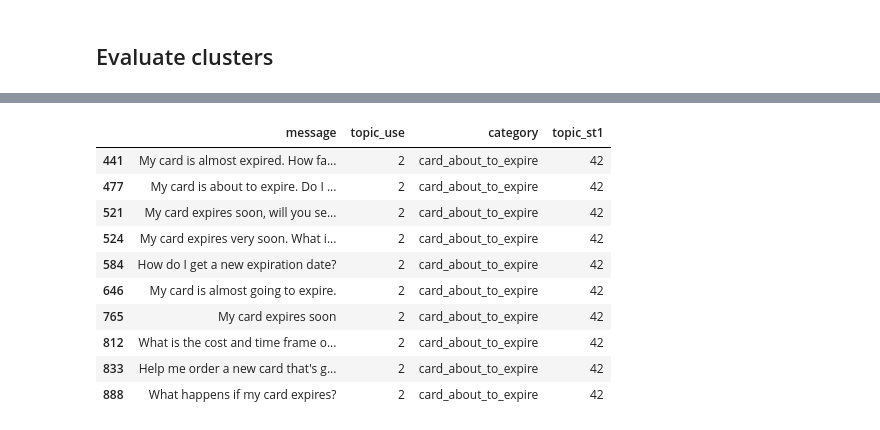
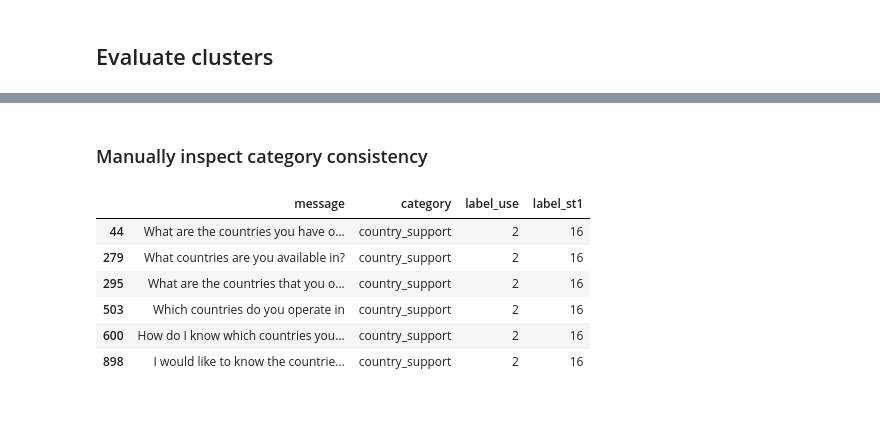
Before and after one commit to dborrelli/chat-intents, a Jupyter notebook: notebooks/05-use.ipynb, the cells around one changed output, grey strips where cells are left out. Cells and saved outputs as stored; diff of their text form; code cells hidden in the pictures.

```diff
--- a/notebooks/05-use.ipynb
+++ b/notebooks/05-use.ipynb
@@ -445,3 +445,15 @@ st1_best, _ = bayesian_search(st1_embeddings, max_evals=50)
 best:
 {'min_cluster_size': 3, 'n_components': 11, 'n_neighbors': 6}
 label count: 98.0
+# %%
+use_clusters = generate_clusters(use_embeddings,
+                                 n_neighbors = use_best['n_neighbors'],
+                                 n_components = use_best['n_components'],
+                                 min_cluster_size = use_best['min_cluster_size'],
+                                 random_state=42)
+# %%
+st1_clusters = generate_clusters(st1_embeddings,
+                                 n_neighbors = st1_best['n_neighbors'],
+                                 n_components = st1_best['n_components'],
+                                 min_cluster_size = st1_best['min_cluster_size'],
+                                 random_state=42)
@@ -491,0 +481,11 @@ results_df.head(10)
+# %%
+results_df = pd.DataFrame(all_intents, columns=['message'])
+results_df['category'] = data_sample.category
+
+cluster_dict = {'label_use': use_clusters,
+                'label_st1': st1_clusters}
+
+for key, value in cluster_dict.items():
+    results_df[key] = value.labels_
+
+results_df.head()
@@ -492,14 +527,12 @@ results_df.head(10)
+# %% [markdown]
+### Manually inspect category consistency
 # %%
-results_df[results_df['topic_use']==2]
+results_df[results_df['label_use']==2]
 # %% [output]
-|  | message | topic_use | category | topic_st1 |
-| 441 | My card is almost expired. How fa... | 2 | card_about_to_expire | 42 |
-| 477 | My card is about to expire. Do I ... | 2 | card_about_to_expire | 42 |
-| 521 | My card expires soon, will you se... | 2 | card_about_to_expire | 42 |
-| 524 | My card expires very soon. What i... | 2 | card_about_to_expire | 42 |
-| 584 | How do I get a new expiration date? | 2 | card_about_to_expire | 42 |
-| 646 | My card is almost going to expire. | 2 | card_about_to_expire | 42 |
-| 765 | My card expires soon | 2 | card_about_to_expire | 42 |
-| 812 | What is the cost and time frame o... | 2 | card_about_to_expire | 42 |
-| 833 | Help me order a new card that's g... | 2 | card_about_to_expire | 42 |
-| 888 | What happens if my card expires? | 2 | card_about_to_expire | 42 |
+|  | message | category | label_use | label_st1 |
+| 44 | What are the countries you have o... | country_support | 2 | 16 |
+| 279 | What countries are you available in? | country_support | 2 | 16 |
+| 295 | What are the countries that you o... | country_support | 2 | 16 |
+| 503 | Which countries do you operate in | country_support | 2 | 16 |
+| 600 | How do I know which countries you... | country_support | 2 | 16 |
+| 898 | I would like to know the countrie... | country_support | 2 | 16 |
```
Also changed, not shown: parts of 20 cells of this notebook.
